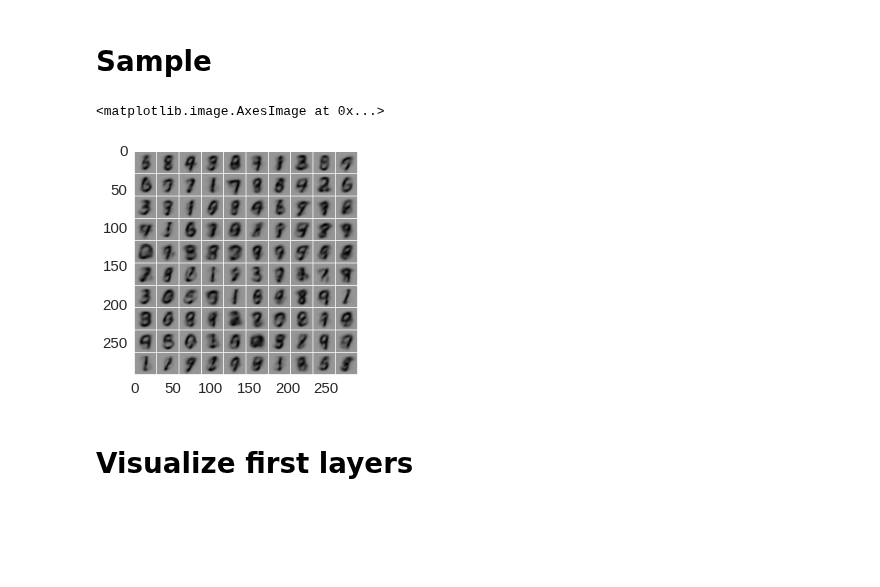
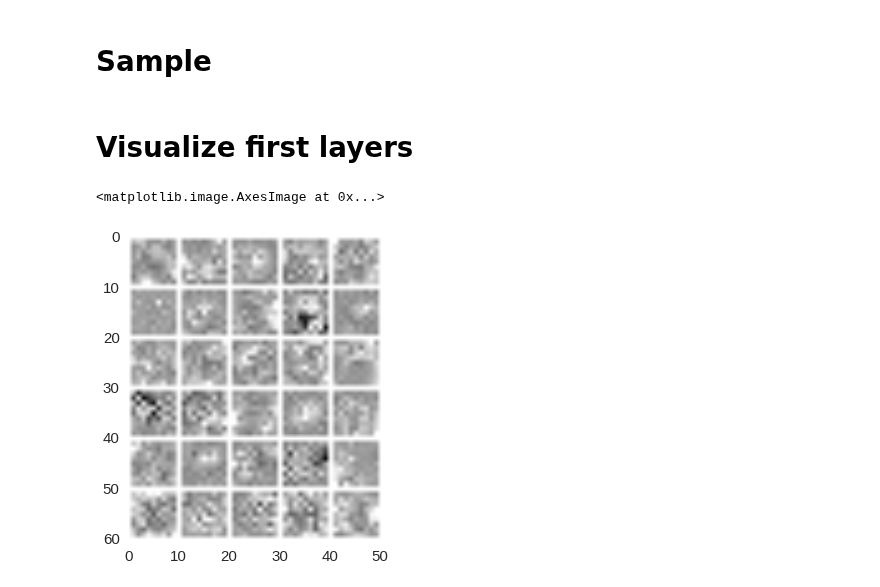
Before and after one commit to EderSantana/seya, a Jupyter notebook: examples/Convolutional Variational AE.ipynb, the cells around one changed output. Saved outputs shown, nothing was run; the diff lists cells and outputs as text; code cells hidden in the pictures; blank space fills up the shorter version.

```diff
--- a/examples/Convolutional Variational AE.ipynb
+++ b/examples/Convolutional Variational AE.ipynb
@@ -14,6 +14,7 @@ from keras.layers.core import Dense, Dropout, Activation, Flatten, Reshape, Laye
 from keras.layers.convolutional import Convolution2D, MaxPooling2D, UpSampling2D
 from keras.utils import np_utils
 from keras import backend as K
+from keras.callbacks import ModelCheckpoint
 
 from seya.layers.variational import VariationalDense as VAE
 from seya.layers.convolutional import GlobalPooling2D
@@ -23,7 +24,7 @@ from agnez import grid2d
 
 batch_size = 100
 nb_epoch = 100
-code_size = 200
+code_size = 2000
 
 # input image dimensions
 img_rows, img_cols = 28, 28
@@ -32,7 +33,8 @@ nb_filters = 32
 # size of pooling area for max pooling
 nb_pool = 2
 # convolution kernel size
-nb_conv = 3
+nb_conv = 9
+nb_classes = 10
 
 # the data, shuffled and split between tran and test sets
 (X_train, y_train), (X_test, y_test) = mnist.load_data()
@@ -43,6 +45,7 @@ X_train = X_train.astype("float32")
 X_test = X_test.astype("float32")
 X_train /= 255
 X_test /= 255
+
 print('X_train shape:', X_train.shape)
 print(X_train.shape[0], 'train samples')
 print(X_test.shape[0], 'test samples')
@@ -50,4 +53,16 @@ print(X_test.shape[0], 'test samples')
 # convert class vectors to binary class matrices
 Y_train = np_utils.to_categorical(y_train, nb_classes)
 Y_test = np_utils.to_categorical(y_test, nb_classes)
+
+X_valid = X_train[50000:]
+Y_valid = Y_train[50000:]
+X_train = X_train[:50000]
+Y_train = Y_train[:50000]
+
+def soft_threshold(x, t=.01):
+    return K.maximum(x-t, 0) + K.minimum(x+t, 0)
+    # return x**3
+
+def np_threshold(x, t=.01):
+    return np.maximum(x-t, 0) + np.minimum(x+t, 0)
 # %% [output]
@@ -69,7 +86,9 @@ enc.add(Flatten())
 
 pool_shape = enc.output_shape
 
-enc.add(VAE(code_size, batch_size=batch_size, activation='tanh'))
+enc.add(VAE(code_size, batch_size=batch_size, activation='tanh',
+            prior_logsigma=1.7))
+# enc.add(Activation(soft_threshold))
 # %%
 dec = Sequential()
 dec.add(Dense(np.prod(pool_shape[1:]), input_dim=code_size))
@@ -121,15 +124,19 @@ X = K.placeholder(ndim=2)
 Y = apply_model(dec, X)
 F = function([X], Y, allow_input_downcast=True)
 # %%
-x = np.random.normal(size=(100, code_size))
+x = np.random.laplace(0, 1, size=(100, code_size))
+x = np_threshold(x)
 y = F(x)
 I = grid2d(y.reshape((100, -1)))
 plt.imshow(I)
-# %% [output]
-<matplotlib.image.AxesImage at 0x...>
-[figure, removed]
 # %% [markdown]
 # Visualize first layers
 # %%
 W = np.asarray(K.eval(enc.layers[0].W))
-W = W.reshape((32, 9))
+W = W.reshape((32, 81))
+I = grid2d(W)
+# %%
+plt.imshow(I)
+# %% [output]
+<matplotlib.image.AxesImage at 0x...>
+[figure, added]
```
Also changed, not shown: parts of 11 cells of this notebook, 5 other files.
